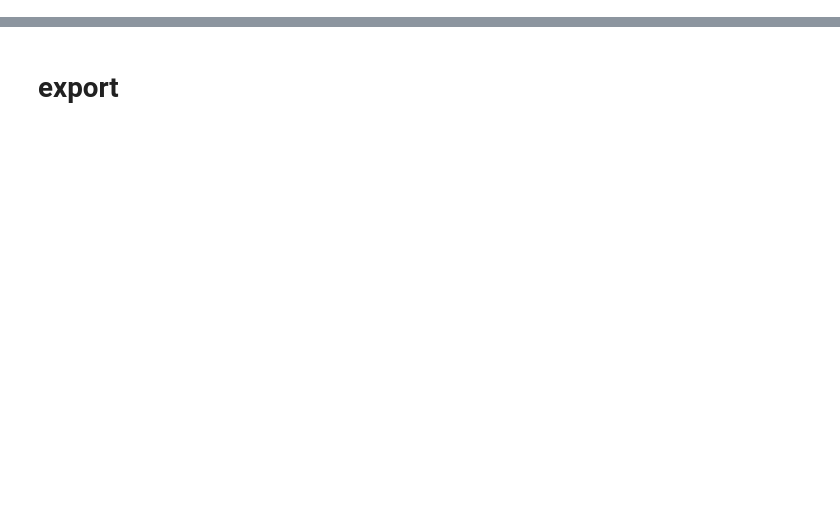
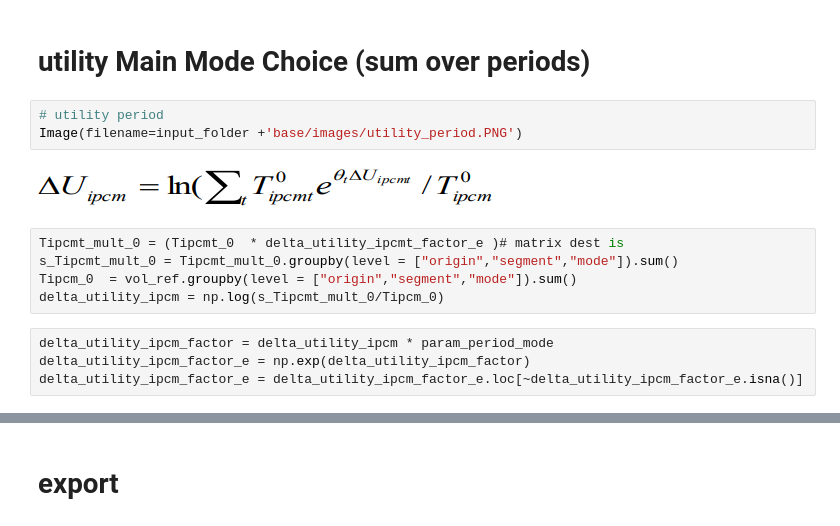
Before and after one commit to systragroup/quetzal_immense, a Jupyter notebook: notebooks/2_model/D10_demand_model.ipynb, the cells around one changed output, grey strips where cells are left out. Cells and saved outputs as stored; diff of their text form; blank space fills up the shorter version.

```diff
--- a/notebooks/2_model/D10_demand_model.ipynb
+++ b/notebooks/2_model/D10_demand_model.ipynb
@@ -206,0 +253,16 @@ base_volumes = base_volumes.drop(columns=['o','d','pt_growth','car_growth'])
+# %% [markdown]
+# utility Main Mode Choice (sum over periods)
+# %%
+# utility period
+Image(filename=input_folder +'base/images/utility_period.PNG')
+# %% [output]
+[figure, added]
+# %%
+Tipcmt_mult_0 = (Tipcmt_0  * delta_utility_ipcmt_factor_e )# matrix dest is
+s_Tipcmt_mult_0 = Tipcmt_mult_0.groupby(level = ["origin","segment","mode"]).sum()
+Tipcm_0  = vol_ref.groupby(level = ["origin","segment","mode"]).sum()
+delta_utility_ipcm = np.log(s_Tipcmt_mult_0/Tipcm_0)
+# %%
+delta_utility_ipcm_factor = delta_utility_ipcm * param_period_mode
+delta_utility_ipcm_factor_e = np.exp(delta_utility_ipcm_factor)
+delta_utility_ipcm_factor_e = delta_utility_ipcm_factor_e.loc[~delta_utility_ipcm_factor_e.isna()]
```
Also changed, not shown: parts of 146 cells of this notebook, 1 other file.
